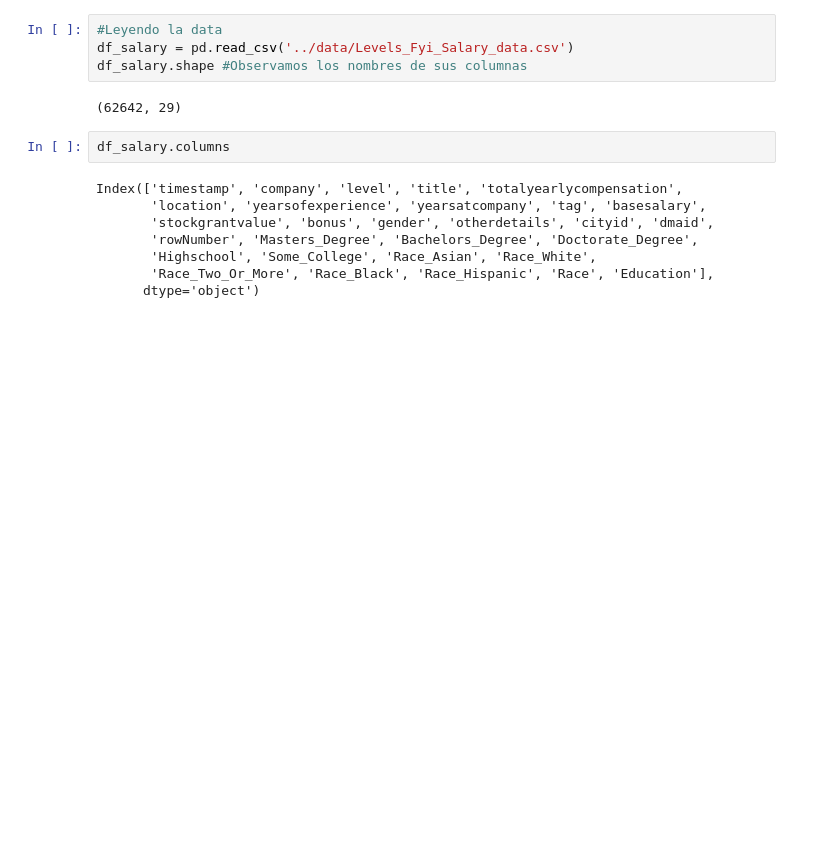
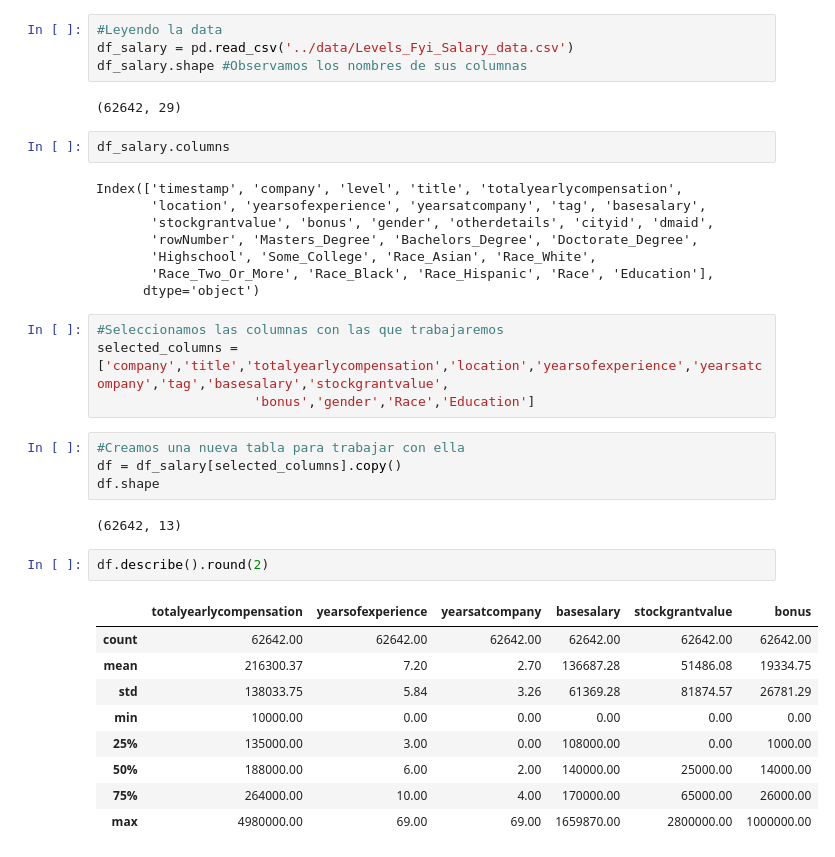
Before and after one commit to joevilla96/-DataProyect, a Jupyter notebook: src/EDA.ipynb, the cells around one changed output. Cells and saved outputs as stored; diff of their text form; blank space fills up the shorter version.

```diff
--- a/src/EDA.ipynb
+++ b/src/EDA.ipynb
@@ -19,3 +19,25 @@ Index(['timestamp', 'company', 'level', 'title', 'totalyearlycompensation',
        'Highschool', 'Some_College', 'Race_Asian', 'Race_White',
        'Race_Two_Or_More', 'Race_Black', 'Race_Hispanic', 'Race', 'Education'],
       dtype='object')
+# %%
+#Seleccionamos las columnas con las que trabajaremos
+selected_columns = ['company','title','totalyearlycompensation','location','yearsofexperience','yearsatcompany','tag','basesalary','stockgrantvalue',
+                    'bonus','gender','Race','Education']
+# %%
+#Creamos una nueva tabla para trabajar con ella
+df = df_salary[selected_columns].copy()
+df.shape
+# %% [output]
+(62642, 13)
+# %%
+df.describe().round(2)
+# %% [output]
+|  | totalyearlycompensation | yearsofexperience | yearsatcompany | basesalary | stockgrantvalue | bonus |
+| count | 62642.00 | 62642.00 | 62642.00 | 62642.00 | 62642.00 | 62642.00 |
+| mean | 216300.37 | 7.20 | 2.70 | 136687.28 | 51486.08 | 19334.75 |
+| std | 138033.75 | 5.84 | 3.26 | 61369.28 | 81874.57 | 26781.29 |
+| min | 10000.00 | 0.00 | 0.00 | 0.00 | 0.00 | 0.00 |
+| 25% | 135000.00 | 3.00 | 0.00 | 108000.00 | 0.00 | 1000.00 |
+| 50% | 188000.00 | 6.00 | 2.00 | 140000.00 | 25000.00 | 14000.00 |
+| 75% | 264000.00 | 10.00 | 4.00 | 170000.00 | 65000.00 | 26000.00 |
+| max | 4980000.00 | 69.00 | 69.00 | 1659870.00 | 2800000.00 | 1000000.00 |
```
Also changed, not shown: parts of 13 cells of this notebook.
